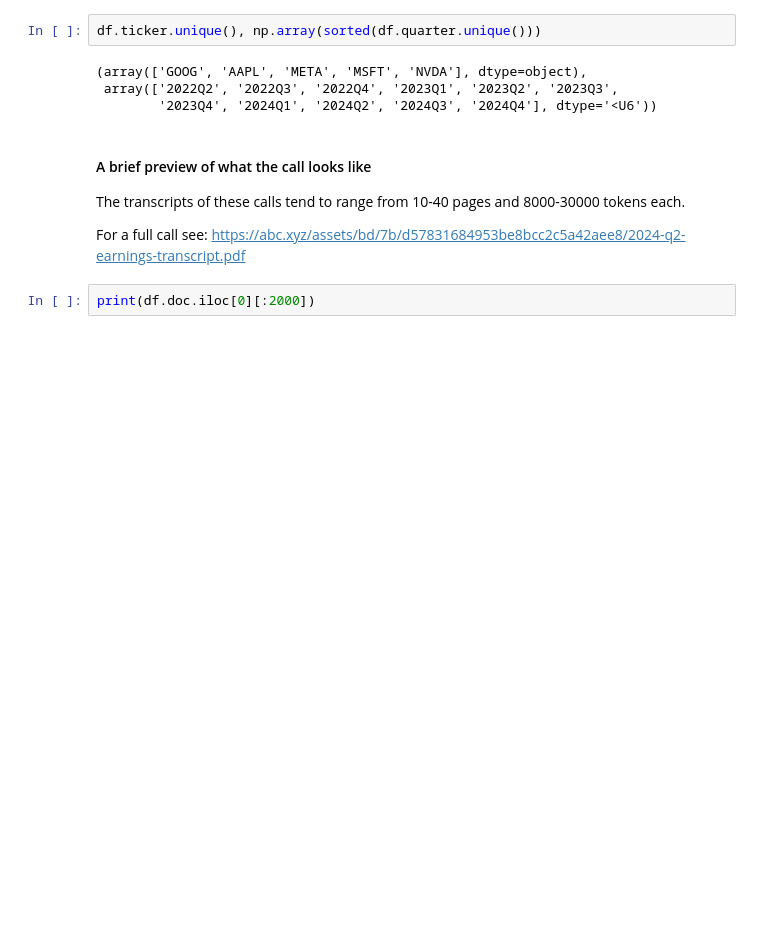
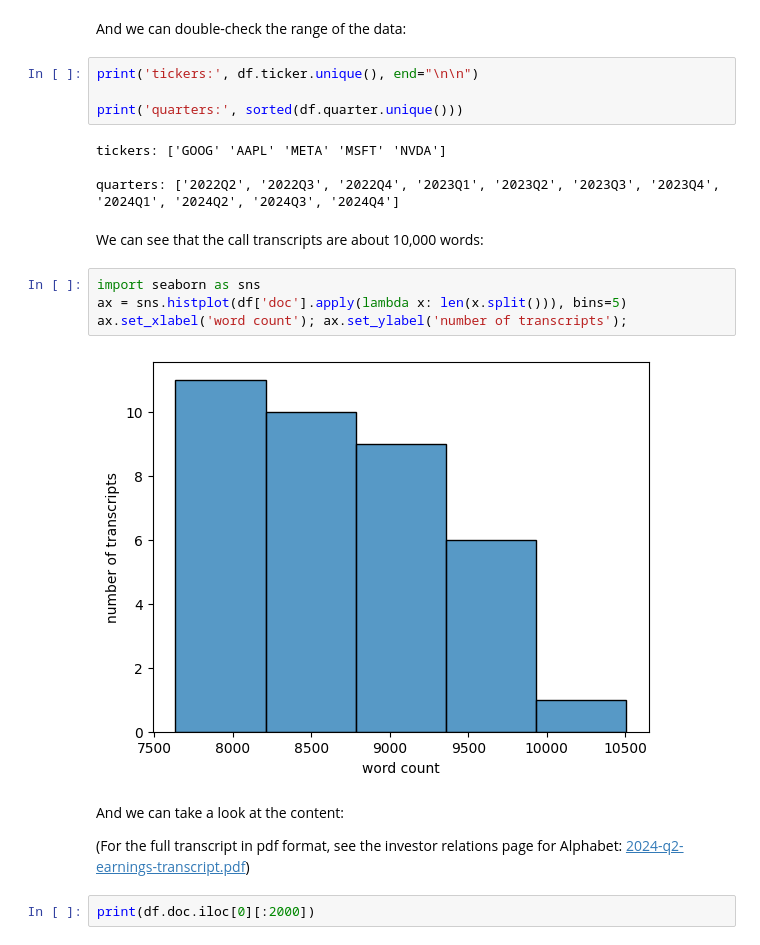
Before and after one commit to ghodouss/SturdyStatsExamples, a Jupyter notebook: notebooks/EarningsCalls_1_Upload.ipynb, the cells around one changed output. Saved outputs shown, nothing was run; the diff lists cells and outputs as text; blank space fills up the shorter version.

```diff
--- a/notebooks/EarningsCalls_1_Upload.ipynb
+++ b/notebooks/EarningsCalls_1_Upload.ipynb
@@ -22,17 +47,28 @@ df.head()
 | 2 | GOOG | 2023Q3 | 2023 | Operator: Welcome, everyone. Than... | 2023-07-25 | GOOG 2023Q3 | GOOG | 0.061722 |
 | 3 | GOOG | 2023Q2 | 2023 | Operator: Welcome, everyone. Than... | 2023-04-25 | GOOG 2023Q2 | GOOG | -0.021557 |
 | 4 | GOOG | 2024Q4 | 2024 | Operator: Welcome, everyone. Than... | 2024-10-29 | GOOG 2024Q4 | GOOG | 0.045372 |
+# %% [markdown]
+And we can double-check the range of the data:
 # %%
-df.ticker.unique(), np.array(sorted(df.quarter.unique()))
+print('tickers:', df.ticker.unique(), end="\n\n")
+
+print('quarters:', sorted(df.quarter.unique()))
 # %% [output]
-(array(['GOOG', 'AAPL', 'META', 'MSFT', 'NVDA'], dtype=object),
- array(['2022Q2', '2022Q3', '2022Q4', '2023Q1', '2023Q2', '2023Q3',
-        '2023Q4', '2024Q1', '2024Q2', '2024Q3', '2024Q4'], dtype='<U6'))
+tickers: ['GOOG' 'AAPL' 'META' 'MSFT' 'NVDA']
+
+quarters: ['2022Q2', '2022Q3', '2022Q4', '2023Q1', '2023Q2', '2023Q3', '2023Q4', '2024Q1', '2024Q2', '2024Q3', '2024Q4']
-# %% [markdown]
-#### A brief preview of what the call looks like
-The transcripts of these calls tend to range from 10-40 pages and 8000-30000 tokens each.
-
-For a full call see: https://abc.xyz/assets/bd/7b/d57831684953be8bcc2c5a42aee8/2024-q2-earnings-transcript.pdf
+# %% [markdown]
+We can see that the call transcripts are about 10,000 words:
+# %%
+import seaborn as sns
+ax = sns.histplot(df['doc'].apply(lambda x: len(x.split())), bins=5)
+ax.set_xlabel('word count'); ax.set_ylabel('number of transcripts');
+# %% [output]
+[figure, added]
+# %% [markdown]
+And we can take a look at the content:
+
+(For the full transcript in pdf format, see the investor relations page for Alphabet: [2024-q2-earnings-transcript.pdf](https://abc.xyz/assets/bd/7b/d57831684953be8bcc2c5a42aee8/2024-q2-earnings-transcript.pdf))
 # %%
 print(df.doc.iloc[0][:2000])
 # %% [output]
```
Also changed, not shown: parts of 36 cells of this notebook, 1 other file.
